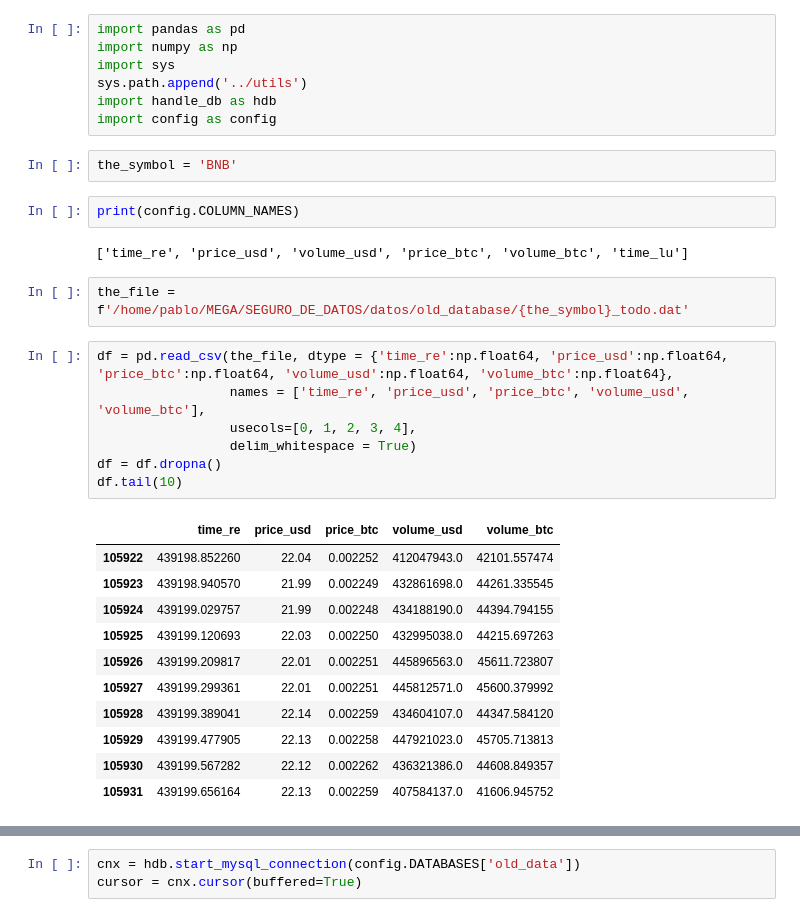
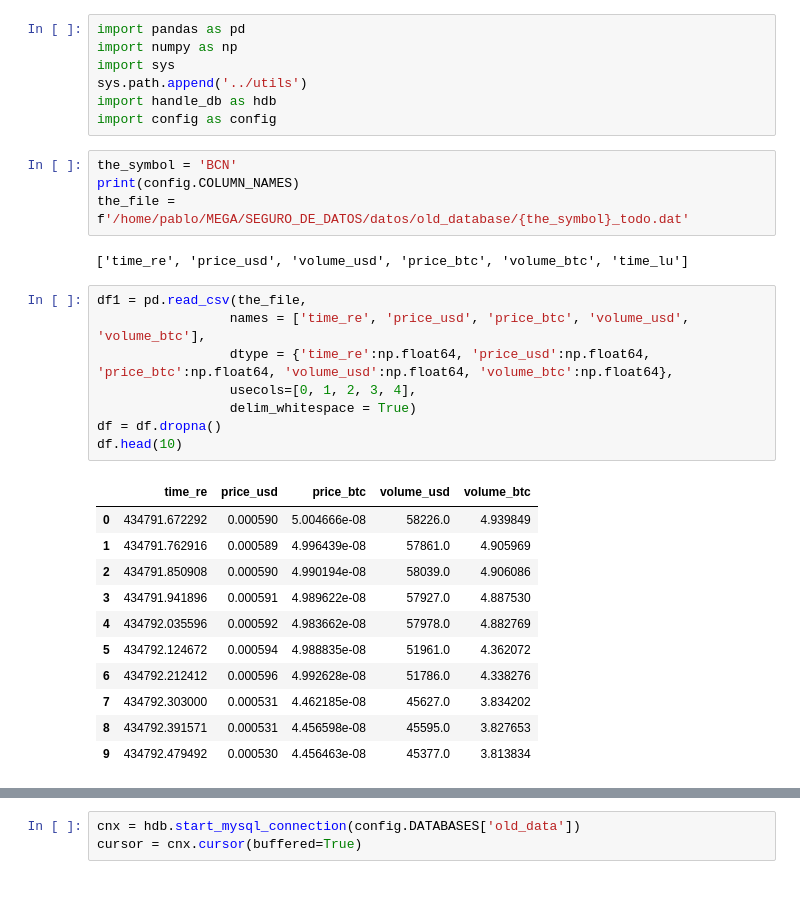
Before and after one commit to kaluzap/python_coingecko_mysql_report, a Jupyter notebook: notebook/open_clean_old_database.ipynb, the cells around one changed output, grey strips where cells are left out. Saved outputs shown, nothing was run; the diff lists cells and outputs as text; blank space fills up the shorter version.

```diff
--- a/notebook/open_clean_old_database.ipynb
+++ b/notebook/open_clean_old_database.ipynb
@@ -5,30 +5,29 @@ import sys
 sys.path.append('../utils')
 import handle_db as hdb
 import config as config
-# %%
-the_symbol = 'BNB'
-# %%
-print(config.COLUMN_NAMES)
-# %% [output]
-['time_re', 'price_usd', 'volume_usd', 'price_btc', 'volume_btc', 'time_lu']
 # %%
+the_symbol = 'BCN'
+print(config.COLUMN_NAMES)
 the_file = f'/home/pablo/MEGA/SEGURO_DE_DATOS/datos/old_database/{the_symbol}_todo.dat'
+# %% [output]
+['time_re', 'price_usd', 'volume_usd', 'price_btc', 'volume_btc', 'time_lu']
 # %%
-df = pd.read_csv(the_file, dtype = {'time_re':np.float64, 'price_usd':np.float64, 'price_btc':np.float64, 'volume_usd':np.float64, 'volume_btc':np.float64},
+df1 = pd.read_csv(the_file,
                  names = ['time_re', 'price_usd', 'price_btc', 'volume_usd', 'volume_btc'],
+                 dtype = {'time_re':np.float64, 'price_usd':np.float64, 'price_btc':np.float64, 'volume_usd':np.float64, 'volume_btc':np.float64},
                  usecols=[0, 1, 2, 3, 4],
                  delim_whitespace = True)
 df = df.dropna()
-df.tail(10)
+df.head(10)
 # %% [output]
 |  | time_re | price_usd | price_btc | volume_usd | volume_btc |
-| 105922 | 439198.852260 | 22.04 | 0.002252 | 412047943.0 | 42101.557474 |
-| 105923 | 439198.940570 | 21.99 | 0.002249 | 432861698.0 | 44261.335545 |
-| 105924 | 439199.029757 | 21.99 | 0.002248 | 434188190.0 | 44394.794155 |
-| 105925 | 439199.120693 | 22.03 | 0.002250 | 432995038.0 | 44215.697263 |
-| 105926 | 439199.209817 | 22.01 | 0.002251 | 445896563.0 | 45611.723807 |
-| 105927 | 439199.299361 | 22.01 | 0.002251 | 445812571.0 | 45600.379992 |
-| 105928 | 439199.389041 | 22.14 | 0.002259 | 434604107.0 | 44347.584120 |
-| 105929 | 439199.477905 | 22.13 | 0.002258 | 447921023.0 | 45705.713813 |
-| 105930 | 439199.567282 | 22.12 | 0.002262 | 436321386.0 | 44608.849357 |
-| 105931 | 439199.656164 | 22.13 | 0.002259 | 407584137.0 | 41606.945752 |
+| 0 | 434791.672292 | 0.000590 | 5.004666e-08 | 58226.0 | 4.939849 |
+| 1 | 434791.762916 | 0.000589 | 4.996439e-08 | 57861.0 | 4.905969 |
+| 2 | 434791.850908 | 0.000590 | 4.990194e-08 | 58039.0 | 4.906086 |
+| 3 | 434791.941896 | 0.000591 | 4.989622e-08 | 57927.0 | 4.887530 |
+| 4 | 434792.035596 | 0.000592 | 4.983662e-08 | 57978.0 | 4.882769 |
+| 5 | 434792.124672 | 0.000594 | 4.988835e-08 | 51961.0 | 4.362072 |
+| 6 | 434792.212412 | 0.000596 | 4.992628e-08 | 51786.0 | 4.338276 |
+| 7 | 434792.303000 | 0.000531 | 4.462185e-08 | 45627.0 | 3.834202 |
+| 8 | 434792.391571 | 0.000531 | 4.456598e-08 | 45595.0 | 3.827653 |
+| 9 | 434792.479492 | 0.000530 | 4.456463e-08 | 45377.0 | 3.813834 |
```
Also changed, not shown: parts of 7 cells of this notebook, 4 other files.
